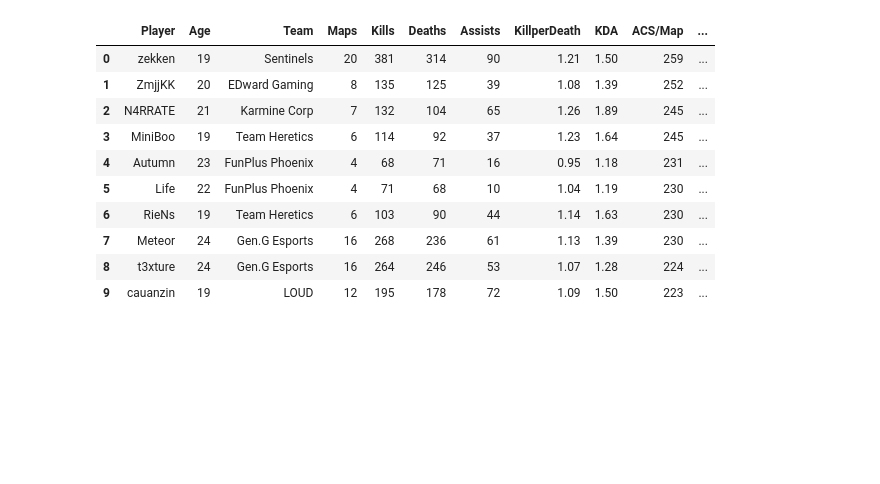
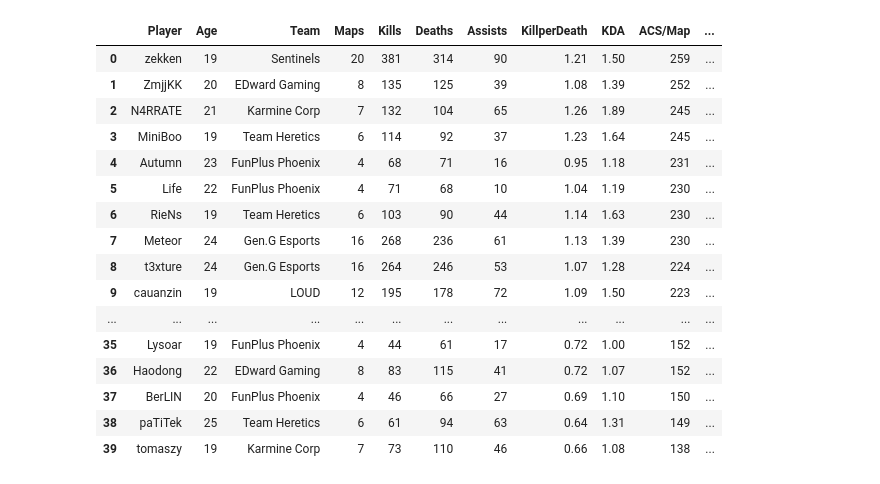
Before and after one commit to azrielmt/vct-masters-madrid-data, a Jupyter notebook: senpy.ipynb, the cells around one changed output. Drawn from its saved outputs; the diff is of its cells as text; code cells hidden in the pictures; blank space fills up the shorter version.

```diff
--- a/senpy.ipynb
+++ b/senpy.ipynb
@@ -7,16 +7,22 @@ import matplotlib.pyplot as plt
 file = 'tournamentdata/new/playerstats_cleaned1.csv'
 df = pd.read_csv(file, encoding="ISO-8859-1")
 # %%
-df.head(10)
+df
 # %% [output]
 |  | Player | Age | Team | Maps | Kills | Deaths | Assists | KillperDeath | KDA | ACS/Map | ... |
 | 0 | zekken | 19 | Sentinels | 20 | 381 | 314 | 90 | 1.21 | 1.50 | 259 | ... |
 | 1 | ZmjjKK | 20 | EDward Gaming | 8 | 135 | 125 | 39 | 1.08 | 1.39 | 252 | ... |
 | 2 | N4RRATE | 21 | Karmine Corp | 7 | 132 | 104 | 65 | 1.26 | 1.89 | 245 | ... |
 | 3 | MiniBoo | 19 | Team Heretics | 6 | 114 | 92 | 37 | 1.23 | 1.64 | 245 | ... |
 | 4 | Autumn | 23 | FunPlus Phoenix | 4 | 68 | 71 | 16 | 0.95 | 1.18 | 231 | ... |
 | 5 | Life | 22 | FunPlus Phoenix | 4 | 71 | 68 | 10 | 1.04 | 1.19 | 230 | ... |
 | 6 | RieNs | 19 | Team Heretics | 6 | 103 | 90 | 44 | 1.14 | 1.63 | 230 | ... |
 | 7 | Meteor | 24 | Gen.G Esports | 16 | 268 | 236 | 61 | 1.13 | 1.39 | 230 | ... |
 | 8 | t3xture | 24 | Gen.G Esports | 16 | 264 | 246 | 53 | 1.07 | 1.28 | 224 | ... |
 | 9 | cauanzin | 19 | LOUD | 12 | 195 | 178 | 72 | 1.09 | 1.50 | 223 | ... |
+| ... | ... | ... | ... | ... | ... | ... | ... | ... | ... | ... | ... |
+| 35 | Lysoar | 19 | FunPlus Phoenix | 4 | 44 | 61 | 17 | 0.72 | 1.00 | 152 | ... |
+| 36 | Haodong | 22 | EDward Gaming | 8 | 83 | 115 | 41 | 0.72 | 1.07 | 152 | ... |
+| 37 | BerLIN | 20 | FunPlus Phoenix | 4 | 46 | 66 | 27 | 0.69 | 1.10 | 150 | ... |
+| 38 | paTiTek | 25 | Team Heretics | 6 | 61 | 94 | 63 | 0.64 | 1.31 | 149 | ... |
+| 39 | tomaszy | 19 | Karmine Corp | 7 | 73 | 110 | 46 | 0.66 | 1.08 | 138 | ... |
```
Also changed, not shown: parts of 1 cell of this notebook.
